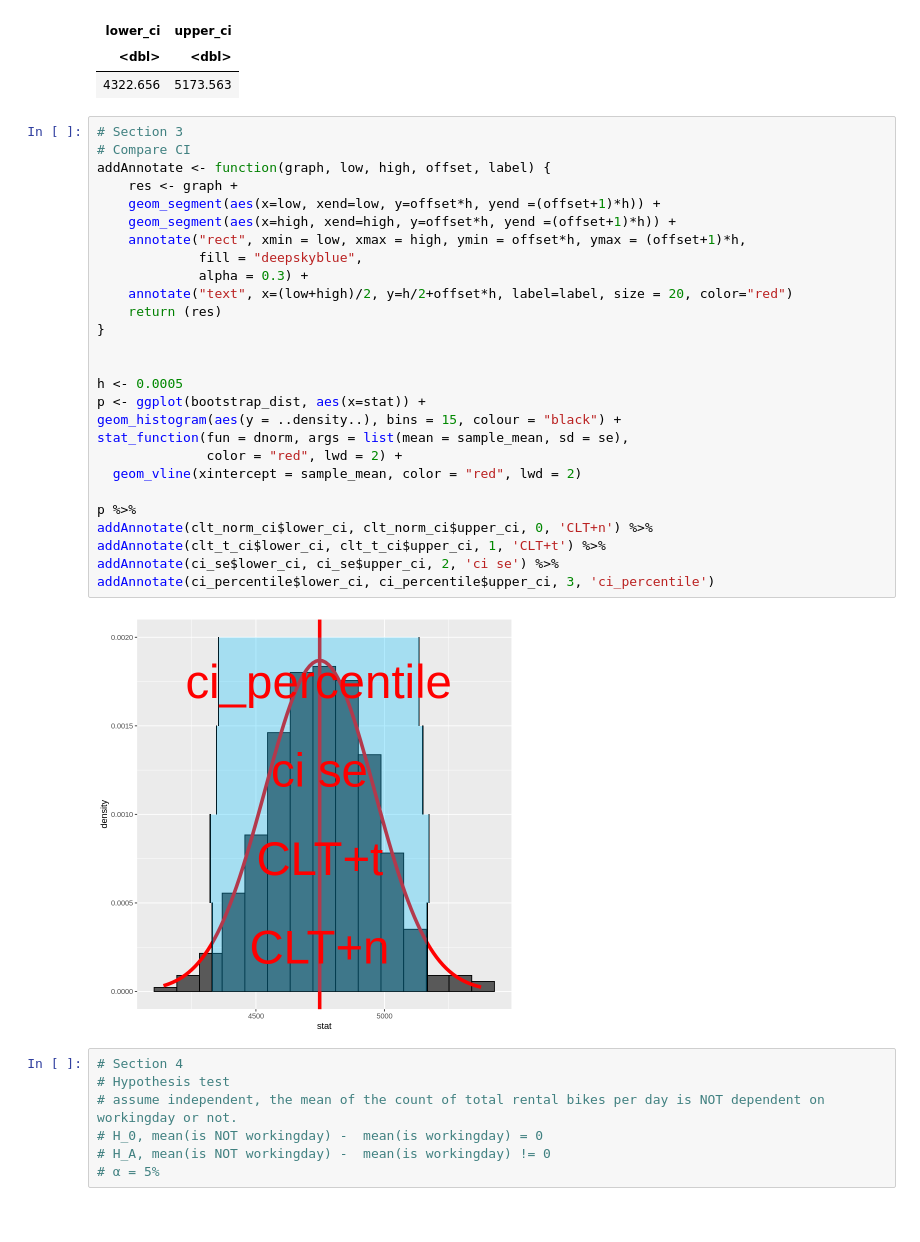
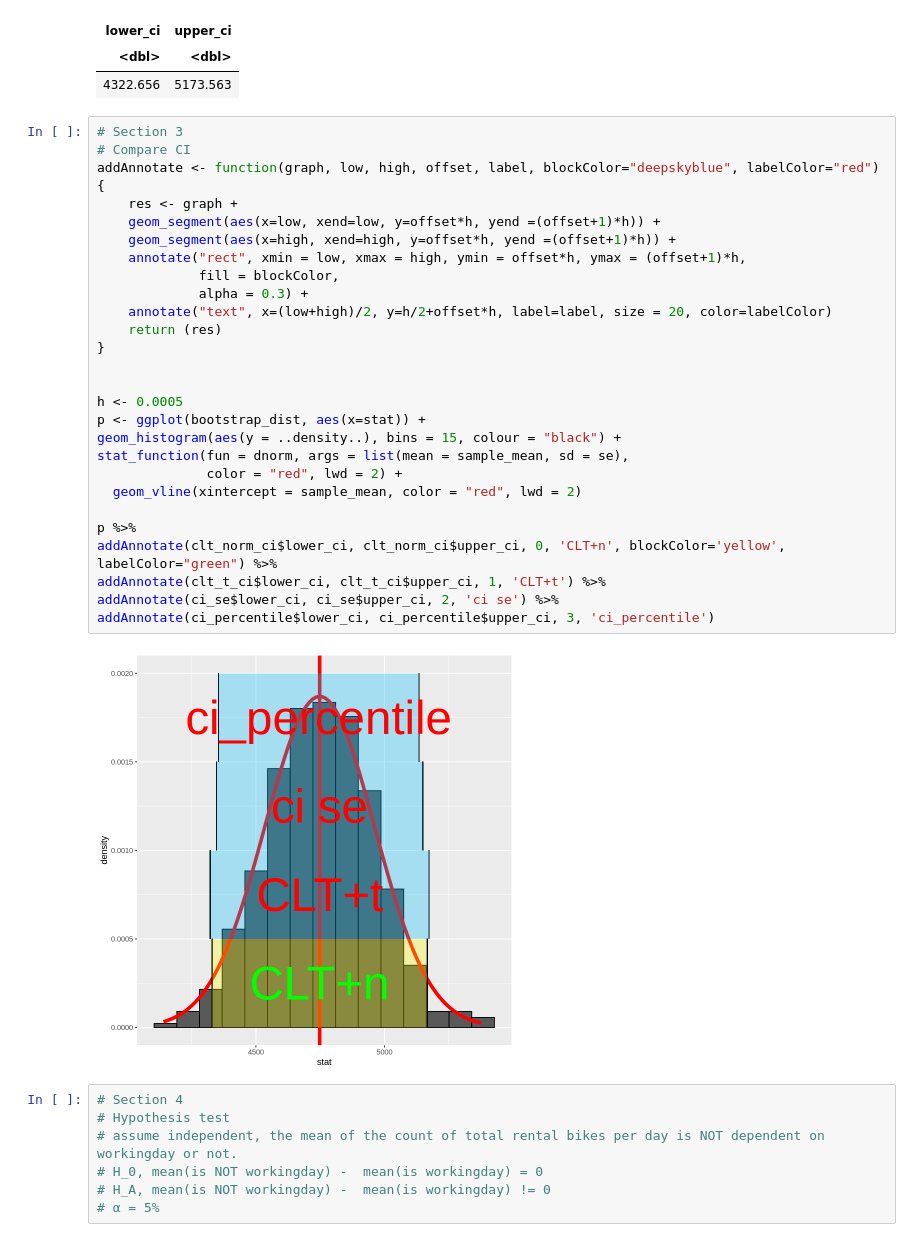
Before and after one commit to Sparsh16/STAT-201-Group-Project, a Jupyter notebook: code/code.ipynb, the cells around one changed output. Saved outputs shown, nothing was run; the diff lists cells and outputs as text.

```diff
--- a/code/code.ipynb
+++ b/code/code.ipynb
@@ -350,32 +350,32 @@ A data.frame: 1 × 2
 # %%
 # Section 3
 # Compare CI
-addAnnotate <- function(graph, low, high, offset, label) {
+addAnnotate <- function(graph, low, high, offset, label, blockColor="deepskyblue", labelColor="red") {
     res <- graph +
     geom_segment(aes(x=low, xend=low, y=offset*h, yend =(offset+1)*h)) +
     geom_segment(aes(x=high, xend=high, y=offset*h, yend =(offset+1)*h)) +
     annotate("rect", xmin = low, xmax = high, ymin = offset*h, ymax = (offset+1)*h,
-             fill = "deepskyblue",
+             fill = blockColor,
              alpha = 0.3) +
-    annotate("text", x=(low+high)/2, y=h/2+offset*h, label=label, size = 20, color="red")
+    annotate("text", x=(low+high)/2, y=h/2+offset*h, label=label, size = 20, color=labelColor)
     return (res)
 }
 
 
 h <- 0.0005
 p <- ggplot(bootstrap_dist, aes(x=stat)) +
 geom_histogram(aes(y = ..density..), bins = 15, colour = "black") +
 stat_function(fun = dnorm, args = list(mean = sample_mean, sd = se),
               color = "red", lwd = 2) +
   geom_vline(xintercept = sample_mean, color = "red", lwd = 2)
 
 p %>%
-addAnnotate(clt_norm_ci$lower_ci, clt_norm_ci$upper_ci, 0, 'CLT+n') %>%
+addAnnotate(clt_norm_ci$lower_ci, clt_norm_ci$upper_ci, 0, 'CLT+n', blockColor='yellow', labelColor="green") %>%
 addAnnotate(clt_t_ci$lower_ci, clt_t_ci$upper_ci, 1, 'CLT+t') %>%
 addAnnotate(ci_se$lower_ci, ci_se$upper_ci, 2, 'ci se') %>%
 addAnnotate(ci_percentile$lower_ci, ci_percentile$upper_ci, 3, 'ci_percentile')
 # %% [output]
-[figure, old version]
+[figure, new version]
 # %%
 # Section 4
 # Hypothesis test
```
